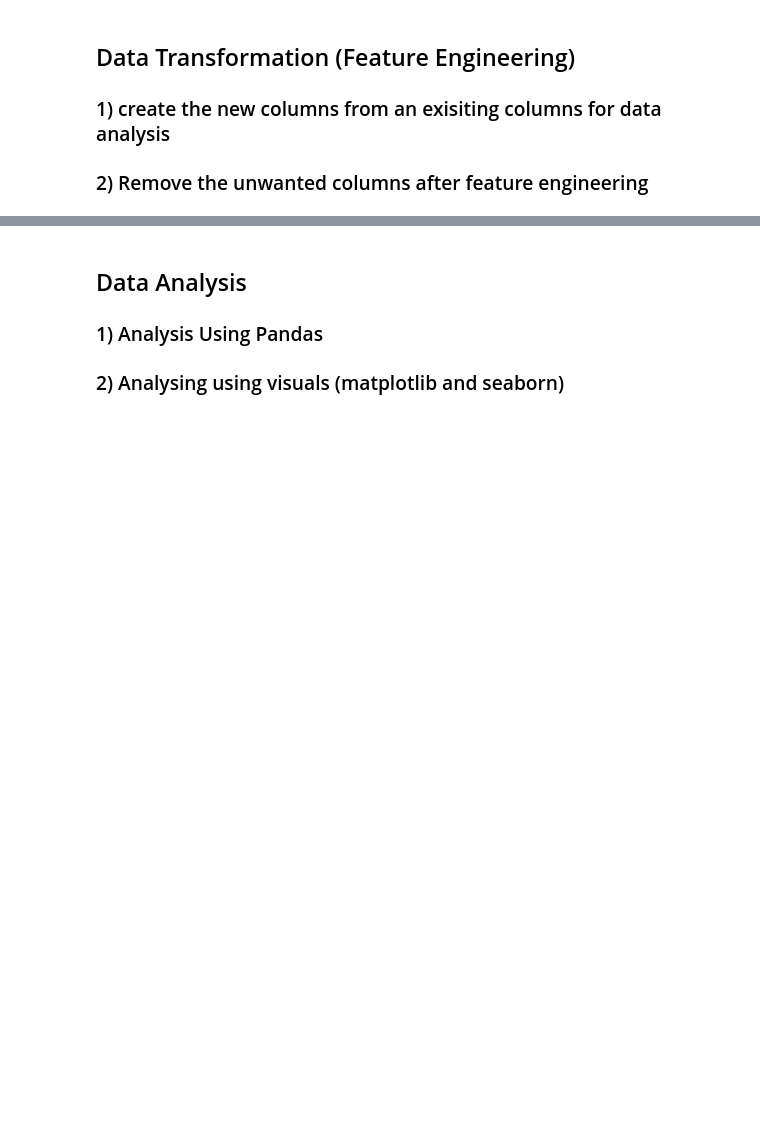
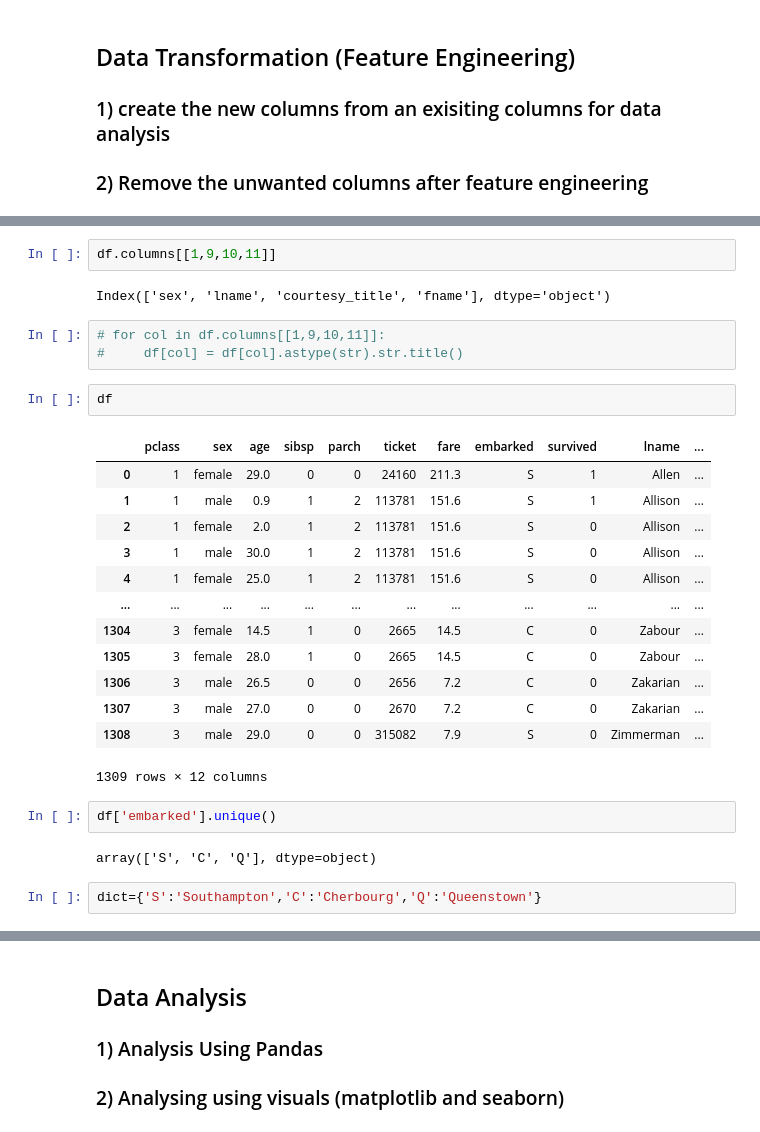
Before and after one commit to Aakashdoraisamy/python-data-science, a Jupyter notebook: Python_Libraries/pandas/titanic.ipynb, the cells around one changed output, grey strips where cells are left out. Saved outputs shown, nothing was run; the diff lists cells and outputs as text; blank space fills up the shorter version.

```diff
--- a/Python_Libraries/pandas/titanic.ipynb
+++ b/Python_Libraries/pandas/titanic.ipynb
@@ -162,0 +300,29 @@ df # return type is dataframe
+# %%
+df.columns[[1,9,10,11]]
+# %% [output]
+Index(['sex', 'lname', 'courtesy_title', 'fname'], dtype='object')
+# %%
+# for col in df.columns[[1,9,10,11]]:
+#     df[col] = df[col].astype(str).str.title()
+# %%
+df
+# %% [output]
+|  | pclass | sex | age | sibsp | parch | ticket | fare | embarked | survived | lname | ... |
+| 0 | 1 | female | 29.0 | 0 | 0 | 24160 | 211.3 | S | 1 | Allen | ... |
+| 1 | 1 | male | 0.9 | 1 | 2 | 113781 | 151.6 | S | 1 | Allison | ... |
+| 2 | 1 | female | 2.0 | 1 | 2 | 113781 | 151.6 | S | 0 | Allison | ... |
+| 3 | 1 | male | 30.0 | 1 | 2 | 113781 | 151.6 | S | 0 | Allison | ... |
+| 4 | 1 | female | 25.0 | 1 | 2 | 113781 | 151.6 | S | 0 | Allison | ... |
+| ... | ... | ... | ... | ... | ... | ... | ... | ... | ... | ... | ... |
+| 1304 | 3 | female | 14.5 | 1 | 0 | 2665 | 14.5 | C | 0 | Zabour | ... |
+| 1305 | 3 | female | 28.0 | 1 | 0 | 2665 | 14.5 | C | 0 | Zabour | ... |
+| 1306 | 3 | male | 26.5 | 0 | 0 | 2656 | 7.2 | C | 0 | Zakarian | ... |
+| 1307 | 3 | male | 27.0 | 0 | 0 | 2670 | 7.2 | C | 0 | Zakarian | ... |
+| 1308 | 3 | male | 29.0 | 0 | 0 | 315082 | 7.9 | S | 0 | Zimmerman | ... |
+1309 rows × 12 columns
+# %%
+df['embarked'].unique()
+# %% [output]
+array(['S', 'C', 'Q'], dtype=object)
+# %%
+dict={'S':'Southampton','C':'Cherbourg','Q':'Queenstown'}
```
Also changed, not shown: parts of 20 cells of this notebook.
